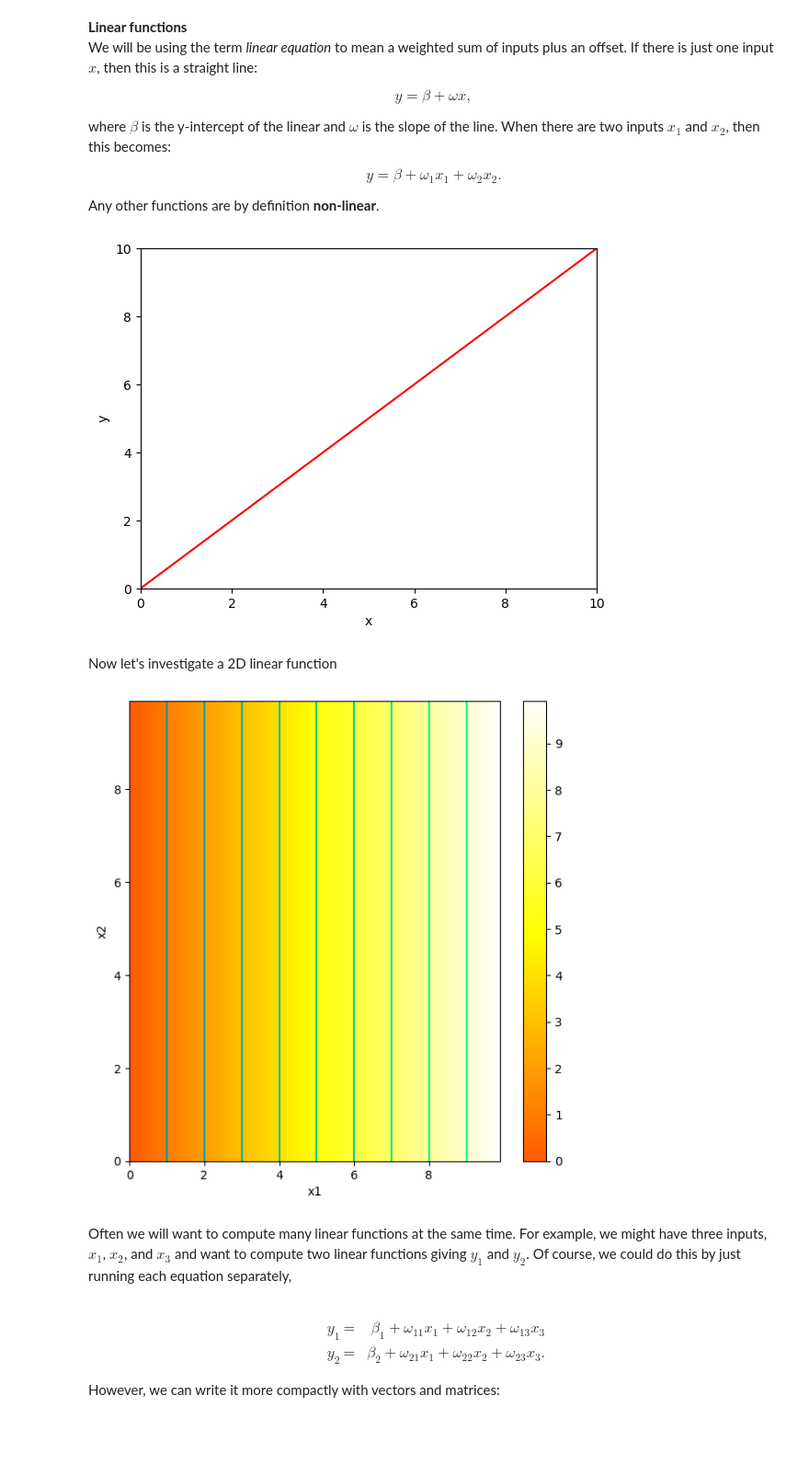
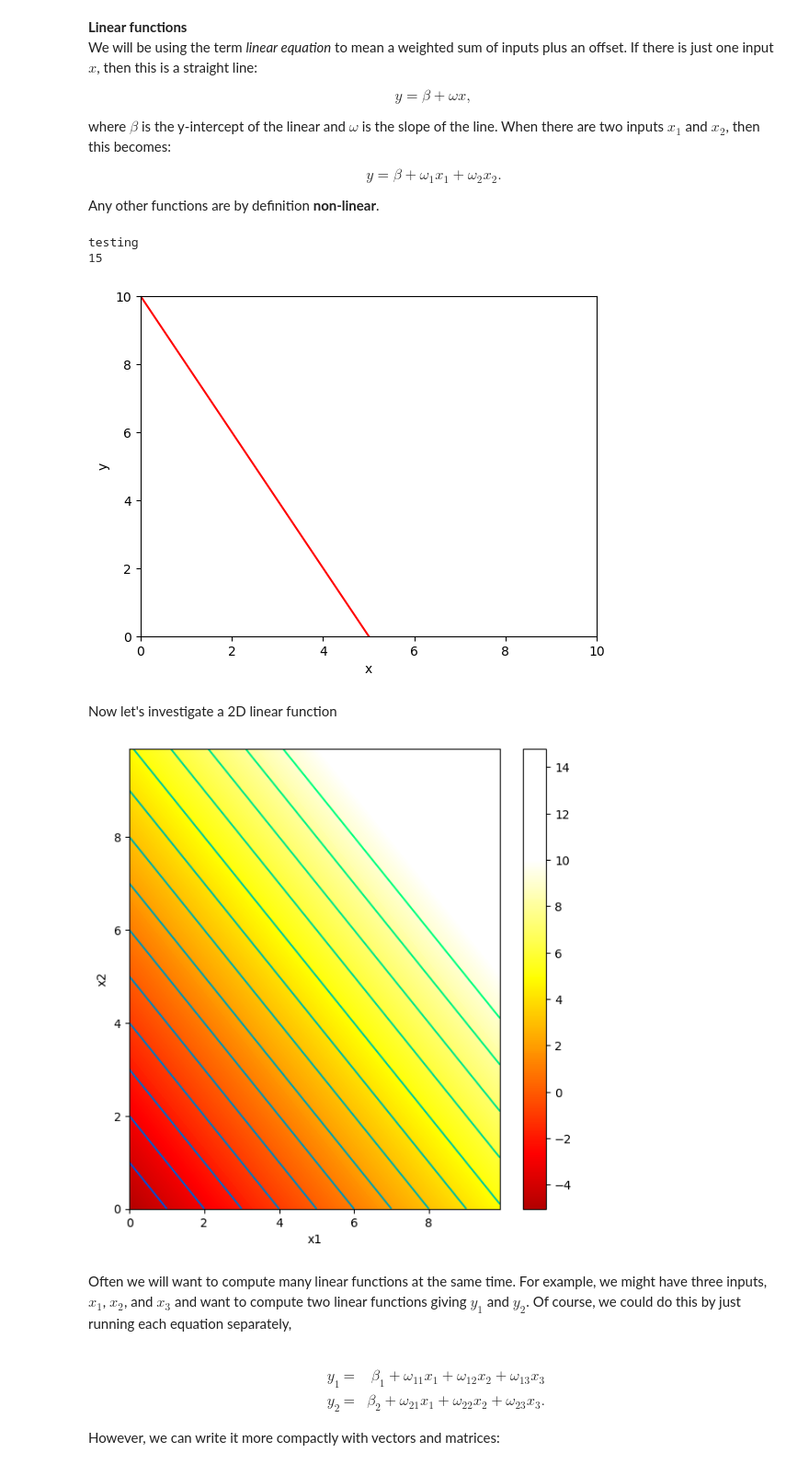
Before and after one commit to abrav00/167-deep-lerning, a Jupyter notebook: 1_1_BackgroundMathematics.ipynb, the cells around one changed output. Shown at 92% size. Drawn from its saved outputs; the diff is of its cells as text; code cells hidden in the pictures; blank space fills up the shorter version.

```diff
--- a/1_1_BackgroundMathematics.ipynb
+++ b/1_1_BackgroundMathematics.ipynb
@@ -22,11 +22,17 @@ where $\beta$ is the y-intercept of the linear and $\omega$ is the slope of the
 Any other functions are by definition **non-linear**.
 # %%
 # Define a linear function with just one input, x
+print("testing")
 def linear_function_1D(x,beta,omega):
-  # TODO -- replace the code line below with formula for 1D linear equation
-  y = x
+    # TODO -- replace the code line below with formula for 1D linear equation
+    y = beta + omega*x
+    return y
 
-  return y
+result = linear_function_1D(2, 3, 6)
+print(result)
+# %% [output]
+testing
+15
 # %%
 # Plot the 1D linear function
 
@@ -34,7 +40,7 @@ def linear_function_1D(x,beta,omega):
 # https://numpy.org/doc/stable/reference/generated/numpy.arange.html
 x = np.arange(0.0,10.0, 0.01)
 # Compute y using the function you filled in above
-beta = 0.0; omega = 1.0
+beta = 10.0; omega = -2.0
 
 y = linear_function_1D(x,beta,omega)
 
@@ -49,7 +55,7 @@ plt.show()
 # to understand what they do.  Try to make a line
 # that crosses the y-axis at y=10 and the x-axis at x=5
 # %% [output]
-[figure, old version]
+[figure, new version]
 # %% [markdown]
 Now let's investigate a 2D linear function
 # %%
@@ -67,41 +73,44 @@ def draw_2D_function(x1_mesh, x2_mesh, y):
 # Define a linear function with two inputs, x1 and x2
 def linear_function_2D(x1,x2,beta,omega1,omega2):
   # TODO -- replace the code line below with formula for 2D linear equation
-  y = x1
+  y = beta + omega1*x1 + omega2*x2
 
   return y
 # %%
 # Plot the 2D function
 
 # Make 2D array of x and y points
 x1 = np.arange(0.0, 10.0, 0.1)
 x2 = np.arange(0.0, 10.0, 0.1)
 x1,x2 = np.meshgrid(x1,x2)  # https://www.geeksforgeeks.org/numpy-meshgrid-function/
 
 # Compute the 2D function for given values of omega1, omega2
-beta = 0.0; omega1 = 1.0; omega2 = -0.5
+beta = -5.0; omega1 = 1; omega2 = 1
 y  = linear_function_2D(x1,x2,beta, omega1, omega2)
 
 # Draw the function.
 # Color represents y value (brighter = higher value)
 # Black = -10 or less, White = +10 or more
 # 0 = mid orange
 # Lines are contours where value is equal
 draw_2D_function(x1,x2,y)
 
 # TODO
 # Predict what this plot will look like if you set omega_1 to zero
+# if omega_1 is set to zero then it will simply turn it into a 1D linear function using omega_2
 # Change the code and see if you are right.
 
 # TODO
 # Predict what this plot will look like if you set omega_2 to zero
+#if omega_2 is set to zero, it will turn it into a 1D linear function using omega_1
 # Change the code and see if you are right.
 
 # TODO
 # Predict what this plot will look like if you set beta to -5
+#beta set to -5 will invert the line
 # Change the code and see if you are correct
 # %% [output]
-[figure, old version]
+[figure, new version]
 # %% [markdown]
 Often we will want to compute many linear functions at the same time.  For example, we might have three inputs, $x_1$, $x_2$, and $x_3$ and want to compute two linear functions giving $y_1$ and $y_2$. Of course, we could do this by just running each equation separately,<br><br>
 
```
Also changed, not shown: parts of 4 cells of this notebook.
